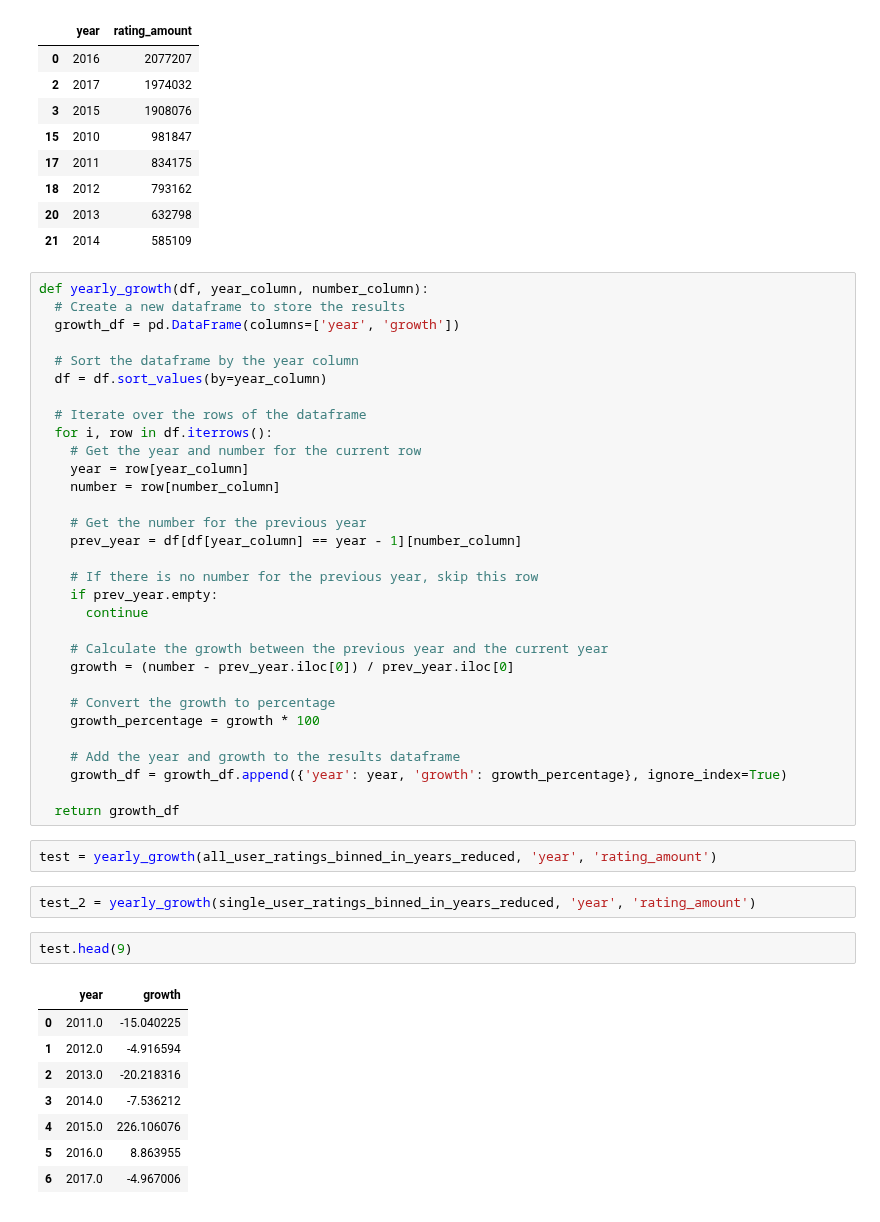
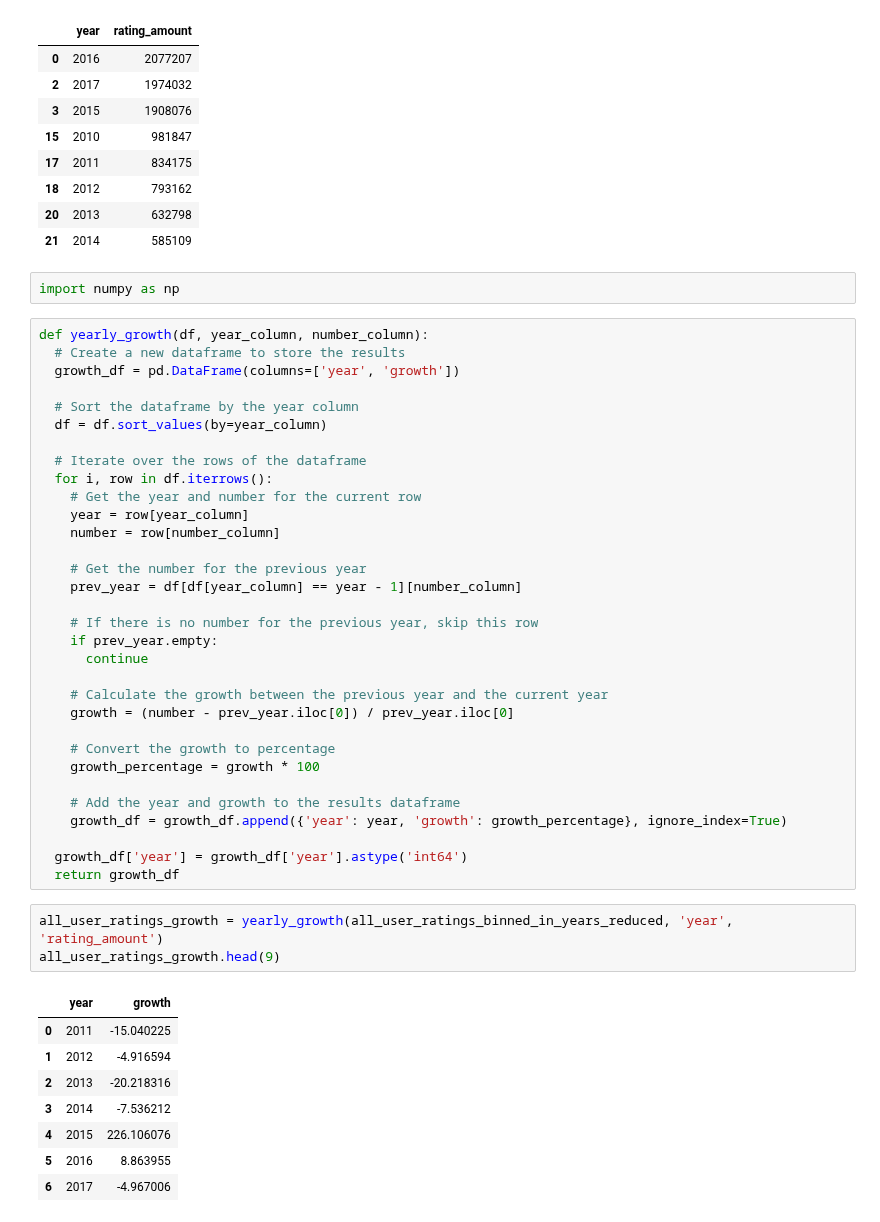
Before and after one commit to fabienmorgan/HSLU_DVIZ_HS22, a Jupyter notebook: Data_Processing/Visualisation_Single_Ratings_Over_Time.ipynb, the cells around one changed output. Saved outputs shown, nothing was run; the diff lists cells and outputs as text.

```diff
--- a/Data_Processing/Visualisation_Single_Ratings_Over_Time.ipynb
+++ b/Data_Processing/Visualisation_Single_Ratings_Over_Time.ipynb
@@ -164,6 +165,8 @@ all_user_ratings_binned_in_years_reduced.head(9)
 | 18 | 2012 | 793162 |
 | 20 | 2013 | 632798 |
 | 21 | 2014 | 585109 |
+# %%
+import numpy as np
 # %%
 def yearly_growth(df, year_column, number_column):
   # Create a new dataframe to store the results
@@ -194,19 +197,17 @@ def yearly_growth(df, year_column, number_column):
     # Add the year and growth to the results dataframe
     growth_df = growth_df.append({'year': year, 'growth': growth_percentage}, ignore_index=True)
 
+  growth_df['year'] = growth_df['year'].astype('int64')
   return growth_df
 # %%
-test = yearly_growth(all_user_ratings_binned_in_years_reduced, 'year', 'rating_amount')
+all_user_ratings_growth = yearly_growth(all_user_ratings_binned_in_years_reduced, 'year', 'rating_amount')
+all_user_ratings_growth.head(9)
+# %% [output]
+|  | year | growth |
+| 0 | 2011 | -15.040225 |
+| 1 | 2012 | -4.916594 |
+| 2 | 2013 | -20.218316 |
+| 3 | 2014 | -7.536212 |
+| 4 | 2015 | 226.106076 |
+| 5 | 2016 | 8.863955 |
+| 6 | 2017 | -4.967006 |
-# %%
-test_2 = yearly_growth(single_user_ratings_binned_in_years_reduced, 'year', 'rating_amount')
-# %%
-test.head(9)
-# %% [output]
-|  | year | growth |
-| 0 | 2011.0 | -15.040225 |
-| 1 | 2012.0 | -4.916594 |
-| 2 | 2013.0 | -20.218316 |
-| 3 | 2014.0 | -7.536212 |
-| 4 | 2015.0 | 226.106076 |
-| 5 | 2016.0 | 8.863955 |
-| 6 | 2017.0 | -4.967006 |
```
Also changed, not shown: parts of 5 cells of this notebook.
